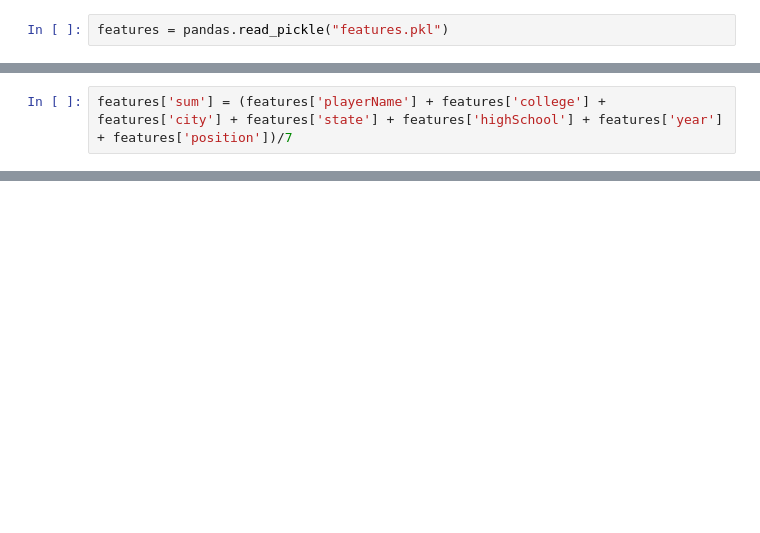
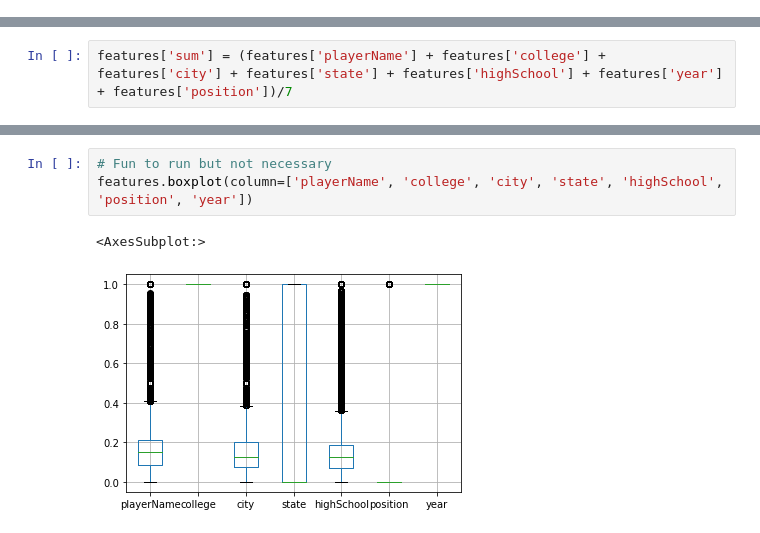
Before and after one commit to andrewt-cville/fb_recruiting, a Jupyter notebook: j_notebooks/RL - Create Huge Pickle - 247 & Rivals.ipynb, the cells around one changed output, grey strips where cells are left out. Cells and saved outputs as stored; diff of their text form; blank space fills up the shorter version.

```diff
--- a/j_notebooks/RL - Create Huge Pickle - 247 & Rivals.ipynb
+++ b/j_notebooks/RL - Create Huge Pickle - 247 & Rivals.ipynb
@@ -122,2 +79,0 @@ features.to_pickle("features.pkl")
-# %%
-features = pandas.read_pickle("features.pkl")
@@ -141,0 +104,6 @@ clean.clean(string, no_punct=True).replace(" ", "")
+# %%
+# Fun to run but not necessary
+features.boxplot(column=['playerName', 'college', 'city', 'state', 'highSchool', 'position', 'year'])
+# %% [output]
+<AxesSubplot:>
+[figure, added]
```
Also changed, not shown: parts of 18 cells of this notebook, 4 other files.
